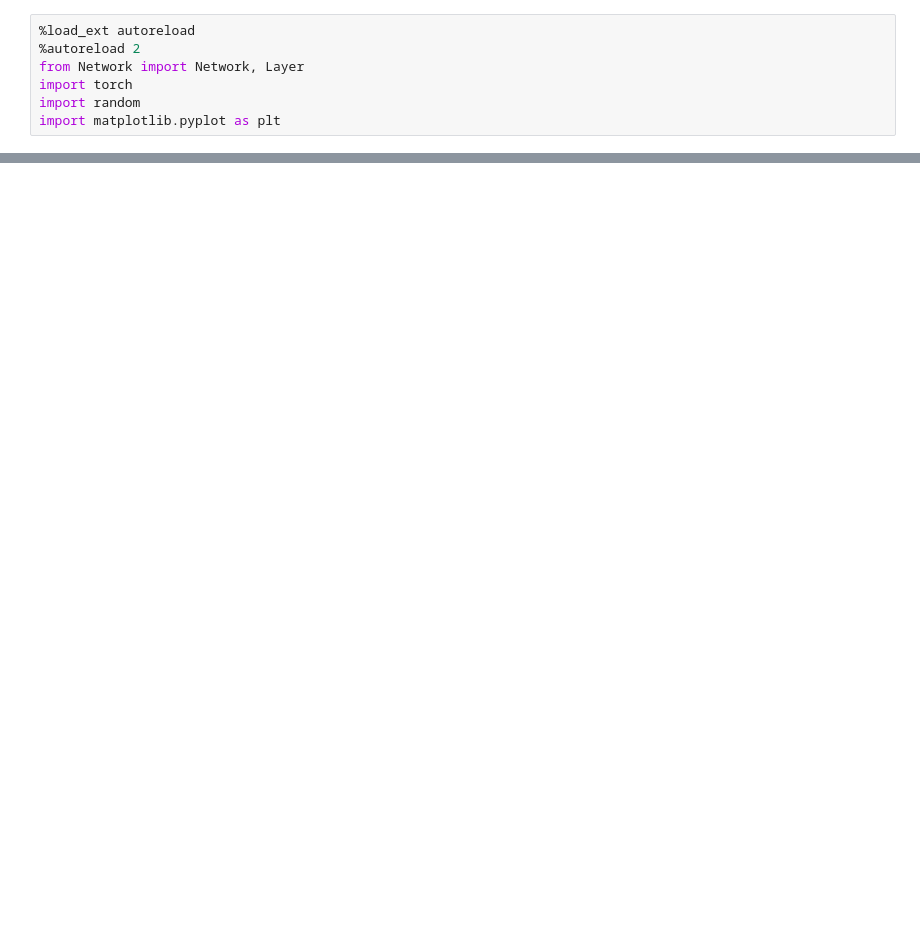
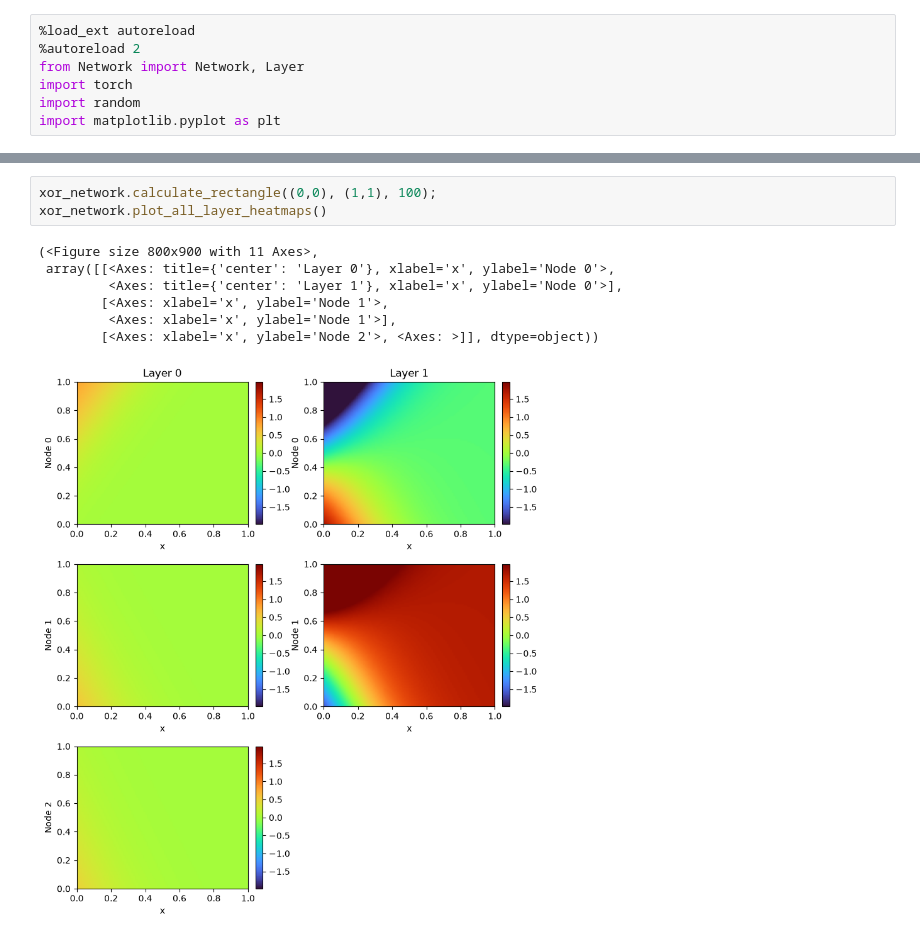
Before and after one commit to garamlee500/NeuralNetworkFromScratch, a Jupyter notebook: xor_sgd.ipynb, the cells around one changed output, grey strips where cells are left out. Drawn from its saved outputs; the diff is of its cells as text; blank space fills up the shorter version.

```diff
--- a/xor_sgd.ipynb
+++ b/xor_sgd.ipynb
@@ -78,3 +78,14 @@ plt.plot(range(len(mse_errors)), mse_errors)
+# %%
+xor_network.calculate_rectangle((0,0), (1,1), 100);
+xor_network.plot_all_layer_heatmaps()
+# %% [output]
+(<Figure size 800x900 with 11 Axes>,
+ array([[<Axes: title={'center': 'Layer 0'}, xlabel='x', ylabel='Node 0'>,
+         <Axes: title={'center': 'Layer 1'}, xlabel='x', ylabel='Node 0'>],
+        [<Axes: xlabel='x', ylabel='Node 1'>,
+         <Axes: xlabel='x', ylabel='Node 1'>],
+        [<Axes: xlabel='x', ylabel='Node 2'>, <Axes: >]], dtype=object))
+[figure, added]
 # %%
 # Full gradient descent
 xor_network = Network()
```
Also changed, not shown: parts of 17 cells of this notebook, 2 other files.
